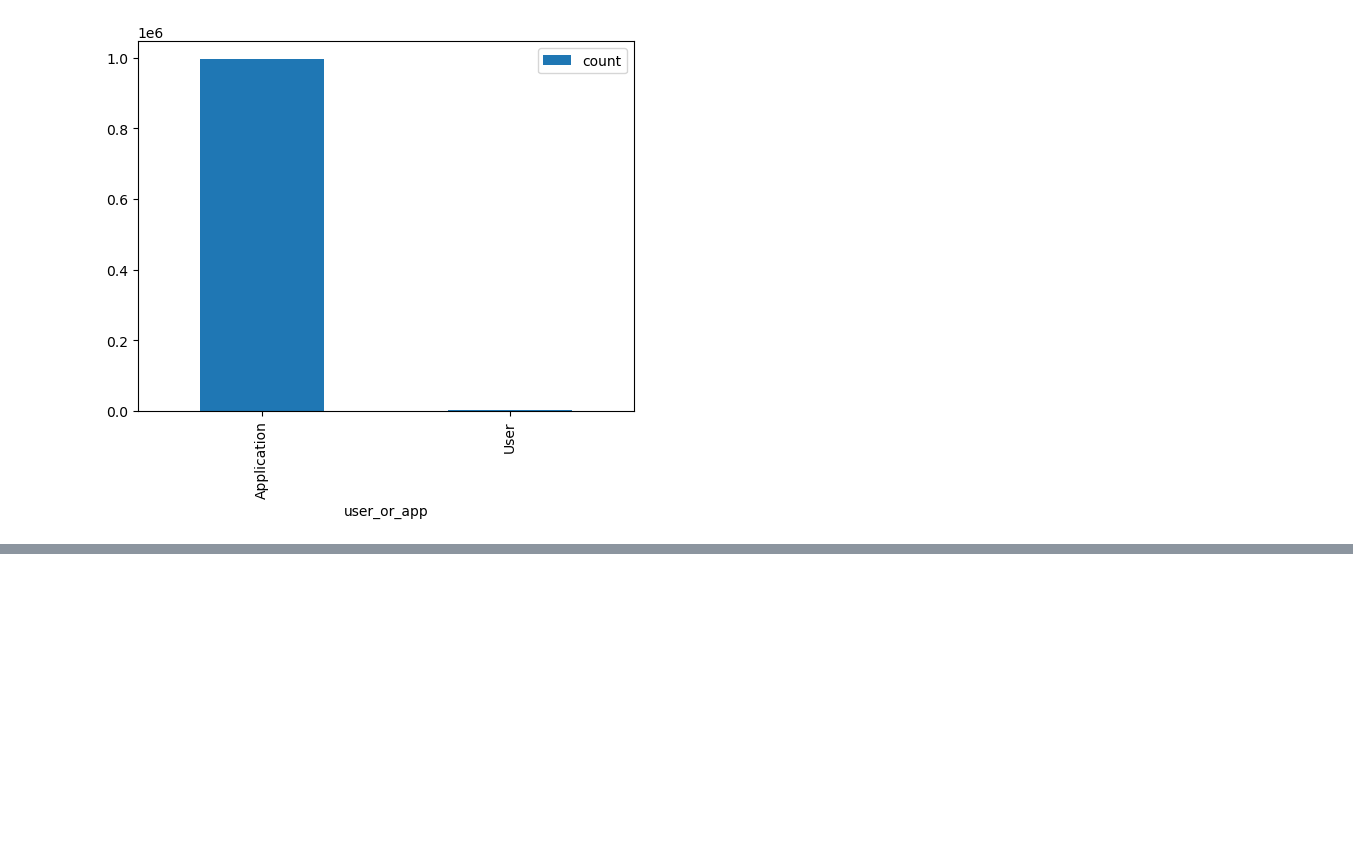
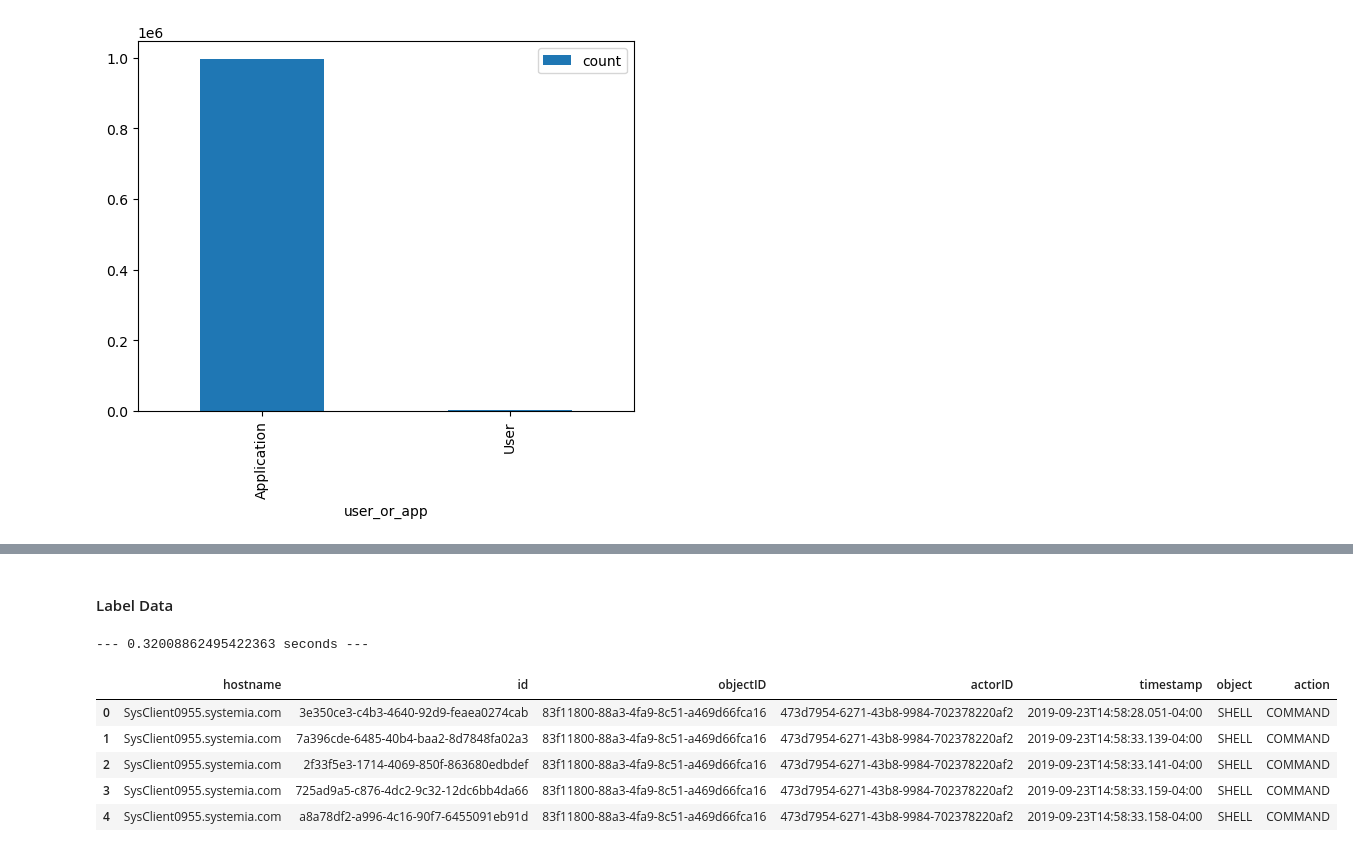
Before and after one commit to MBrend15/Public_Project_Repo, a Jupyter notebook: FinalEDA.ipynb, the cells around one changed output, grey strips where cells are left out. Saved outputs shown, nothing was run; the diff lists cells and outputs as text; code cells hidden in the pictures; blank space fills up the shorter version.

Commit message:
updates to final eda including on ecar analysis, join, and data dictionary

```diff
--- a/FinalEDA.ipynb
+++ b/FinalEDA.ipynb
@@ -502,0 +476,15 @@ Py4JError: An error occurred while calling o555.showString
+# %% [markdown]
+#### Label Data
+# %%
+df_labels = readCheckpoint('labels', env, size)
+# %% [output]
+--- 0.32008862495422363 seconds ---
+# %%
+df_labels.limit(5).toPandas()
+# %% [output]
+|  | hostname | id | objectID | actorID | timestamp | object | action |
+| 0 | SysClient0955.systemia.com | 3e350ce3-c4b3-4640-92d9-feaea0274cab | 83f11800-88a3-4fa9-8c51-a469d66fca16 | 473d7954-6271-43b8-9984-702378220af2 | 2019-09-23T14:58:28.051-04:00 | SHELL | COMMAND |
+| 1 | SysClient0955.systemia.com | 7a396cde-6485-40b4-baa2-8d7848fa02a3 | 83f11800-88a3-4fa9-8c51-a469d66fca16 | 473d7954-6271-43b8-9984-702378220af2 | 2019-09-23T14:58:33.139-04:00 | SHELL | COMMAND |
+| 2 | SysClient0955.systemia.com | 2f33f5e3-1714-4069-850f-863680edbdef | 83f11800-88a3-4fa9-8c51-a469d66fca16 | 473d7954-6271-43b8-9984-702378220af2 | 2019-09-23T14:58:33.141-04:00 | SHELL | COMMAND |
+| 3 | SysClient0955.systemia.com | 725ad9a5-c876-4dc2-9c32-12dc6bb4da66 | 83f11800-88a3-4fa9-8c51-a469d66fca16 | 473d7954-6271-43b8-9984-702378220af2 | 2019-09-23T14:58:33.159-04:00 | SHELL | COMMAND |
+| 4 | SysClient0955.systemia.com | a8a78df2-a996-4c16-90f7-6455091eb91d | 83f11800-88a3-4fa9-8c51-a469d66fca16 | 473d7954-6271-43b8-9984-702378220af2 | 2019-09-23T14:58:33.158-04:00 | SHELL | COMMAND |
```
Also changed, not shown: parts of 8 cells of this notebook, 1 other file.
